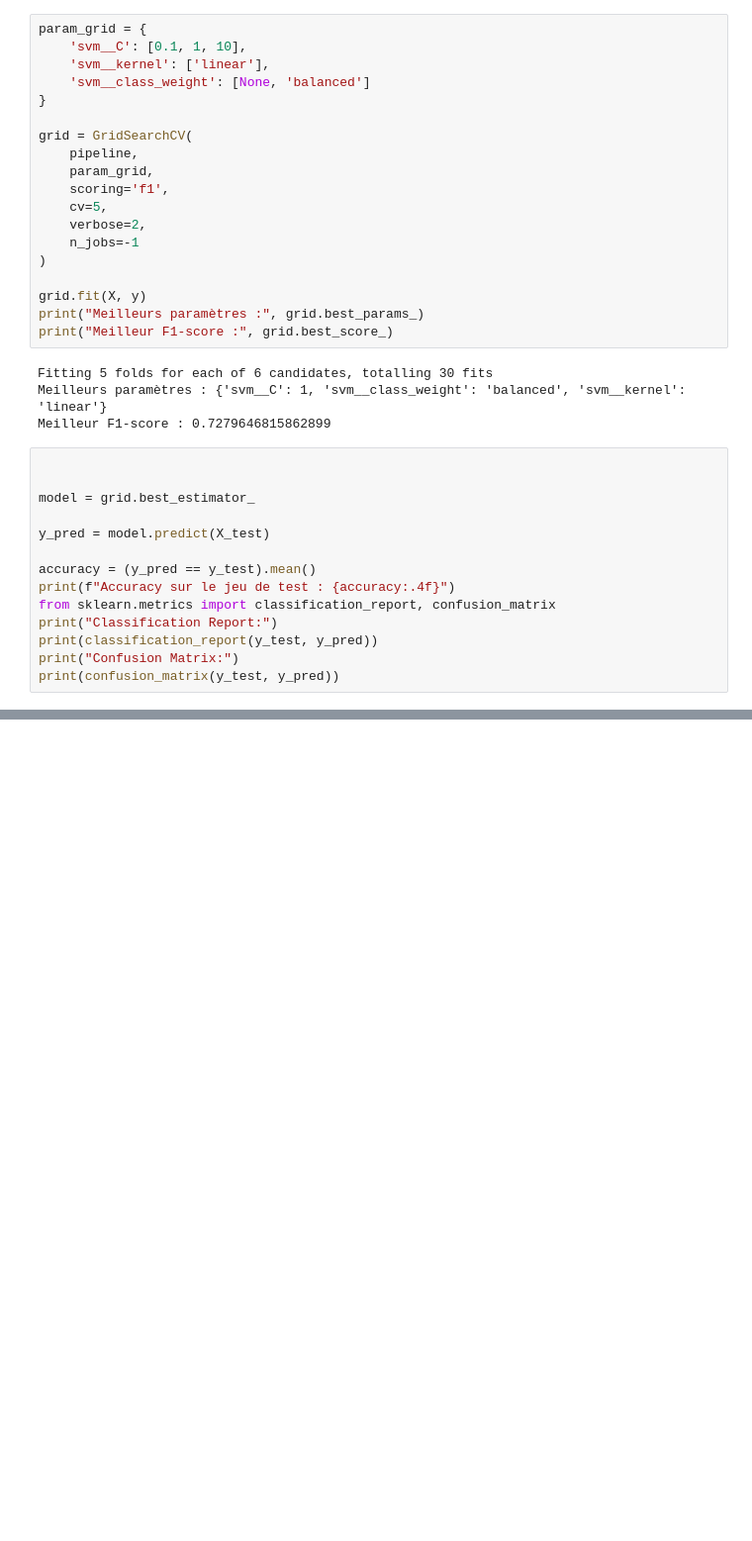
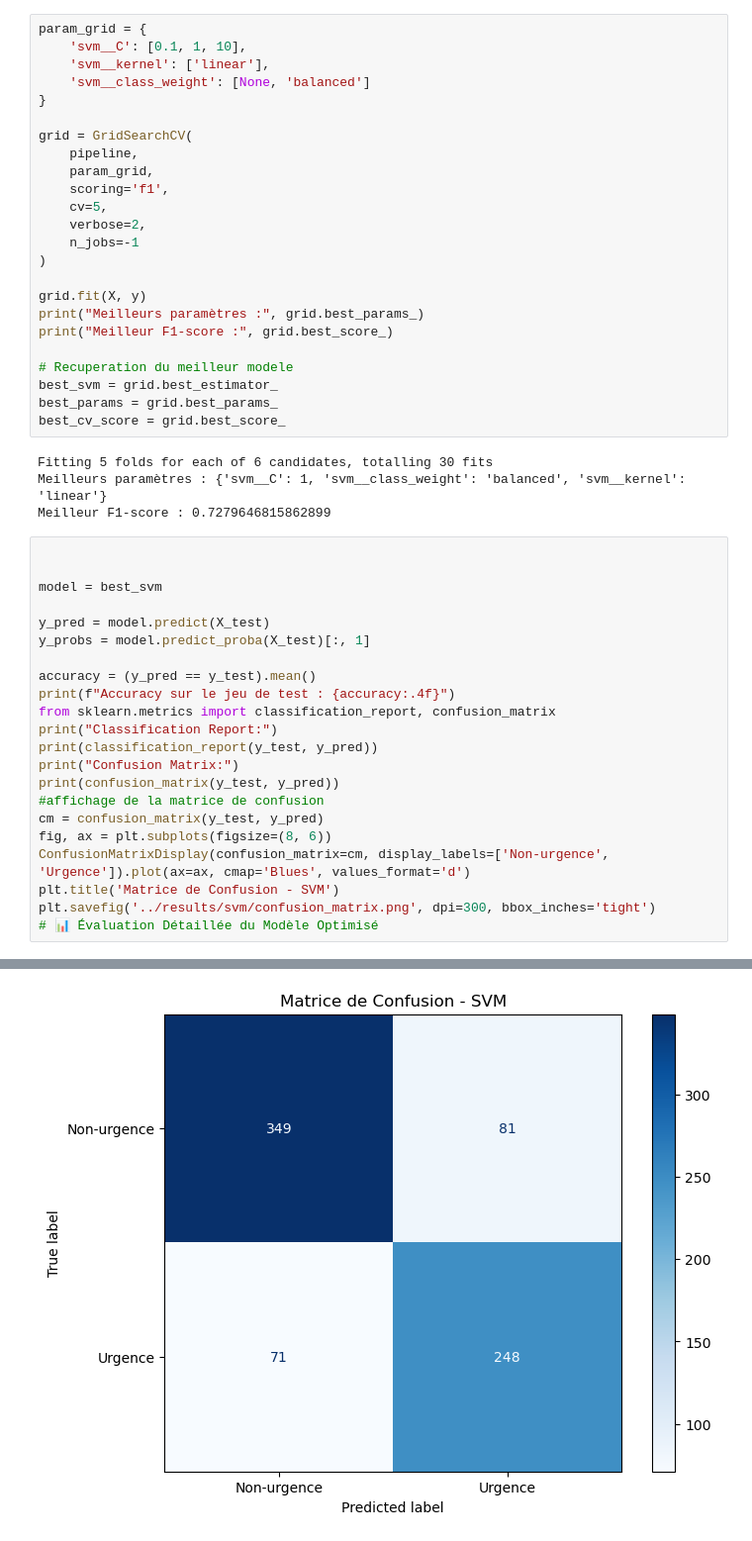
Before and after one commit to pierre-mazard/eye-of-emergency, a Jupyter notebook: notebooks/SVM.ipynb, the cells around one changed output, grey strips where cells are left out. Shown: that part at 99% size. Saved outputs shown, nothing was run; the diff lists cells and outputs as text; blank space fills up the shorter version.

```diff
--- a/notebooks/SVM.ipynb
+++ b/notebooks/SVM.ipynb
@@ -65,6 +68,11 @@ grid = GridSearchCV(
 grid.fit(X, y)
 print("Meilleurs paramètres :", grid.best_params_)
 print("Meilleur F1-score :", grid.best_score_)
+
+# Recuperation du meilleur modele
+best_svm = grid.best_estimator_
+best_params = grid.best_params_
+best_cv_score = grid.best_score_
 # %% [output]
 Fitting 5 folds for each of 6 candidates, totalling 30 fits
 Meilleurs paramètres : {'svm__C': 1, 'svm__class_weight': 'balanced', 'svm__kernel': 'linear'}
@@ -72,29 +80,38 @@ Meilleur F1-score : 0.7279646815862899
 # %%
 
 
-model = grid.best_estimator_
+model = best_svm
 
 y_pred = model.predict(X_test)
+y_probs = model.predict_proba(X_test)[:, 1]
 
 accuracy = (y_pred == y_test).mean()
 print(f"Accuracy sur le jeu de test : {accuracy:.4f}")
 from sklearn.metrics import classification_report, confusion_matrix
 print("Classification Report:")
 print(classification_report(y_test, y_pred))
 print("Confusion Matrix:")
 print(confusion_matrix(y_test, y_pred))
+#affichage de la matrice de confusion
+cm = confusion_matrix(y_test, y_pred)
+fig, ax = plt.subplots(figsize=(8, 6))
+ConfusionMatrixDisplay(confusion_matrix=cm, display_labels=['Non-urgence', 'Urgence']).plot(ax=ax, cmap='Blues', values_format='d')
+plt.title('Matrice de Confusion - SVM')
+plt.savefig('../results/svm/confusion_matrix.png', dpi=300, bbox_inches='tight')
+# 📊 Évaluation Détaillée du Modèle Optimisé
 # %% [output]
 Accuracy sur le jeu de test : 0.7971
 Classification Report:
               precision    recall  f1-score   support
 
            0       0.83      0.81      0.82       430
            1       0.75      0.78      0.77       319
 
     accuracy                           0.80       749
    macro avg       0.79      0.79      0.79       749
 weighted avg       0.80      0.80      0.80       749
 
 Confusion Matrix:
 [[349  81]
  [ 71 248]]
+[figure, added]
```
Also changed, not shown: parts of 4 cells of this notebook, 2 other files.
